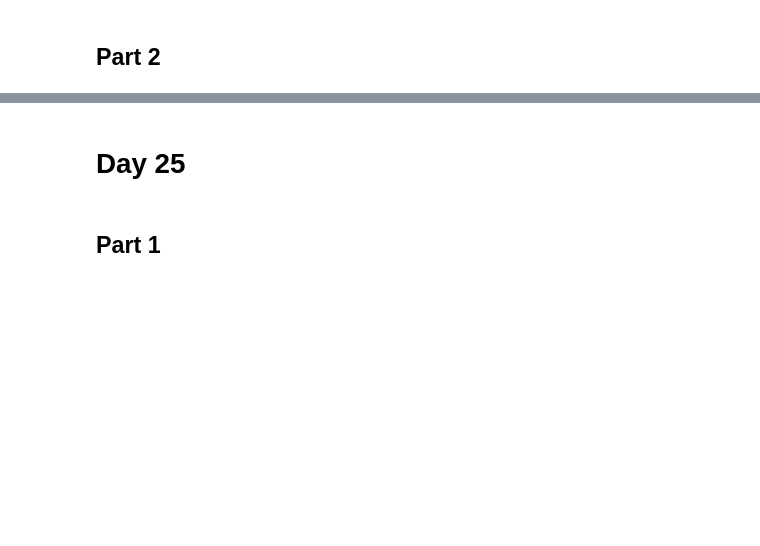
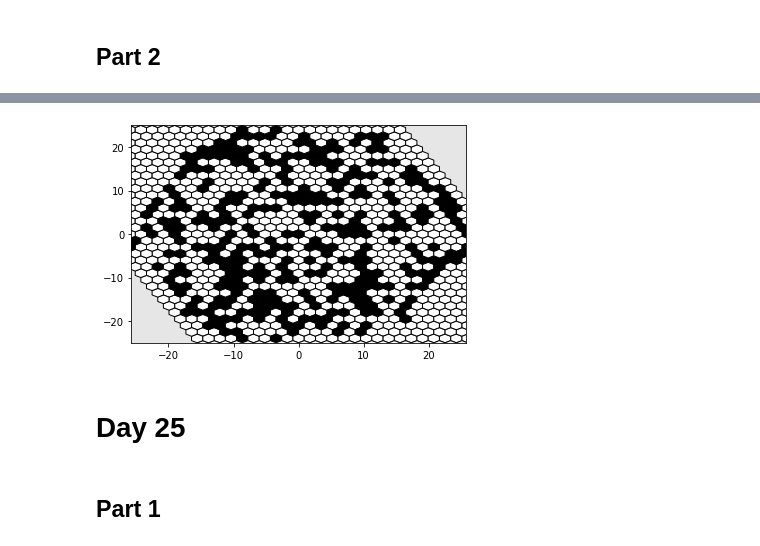
Before and after one commit to eteq/adventofcode, a Jupyter notebook: 2020/2020_part4.ipynb, the cells around one changed output, grey strips where cells are left out. Cells and saved outputs as stored; diff of their text form; code cells hidden in the pictures; blank space fills up the shorter version.

```diff
--- a/2020/2020_part4.ipynb
+++ b/2020/2020_part4.ipynb
@@ -16,2 +206,6 @@ with open('input24') as f:
+# %%
+make_polygon_grid(compute_daily_flips(do_flips(input24)));
+# %% [output]
+[figure, added]
 # %% [markdown]
 # Day 25
```
Also changed, not shown: parts of 14 cells of this notebook.
